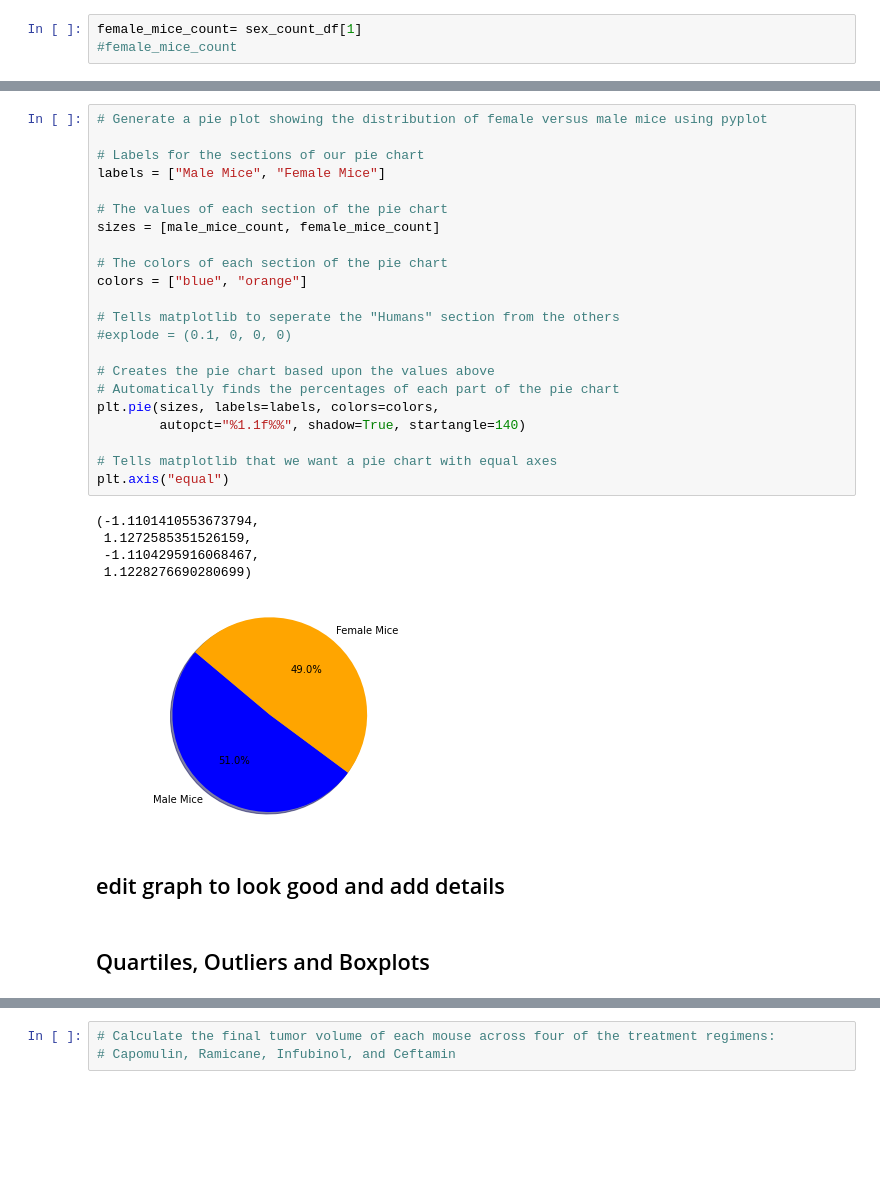
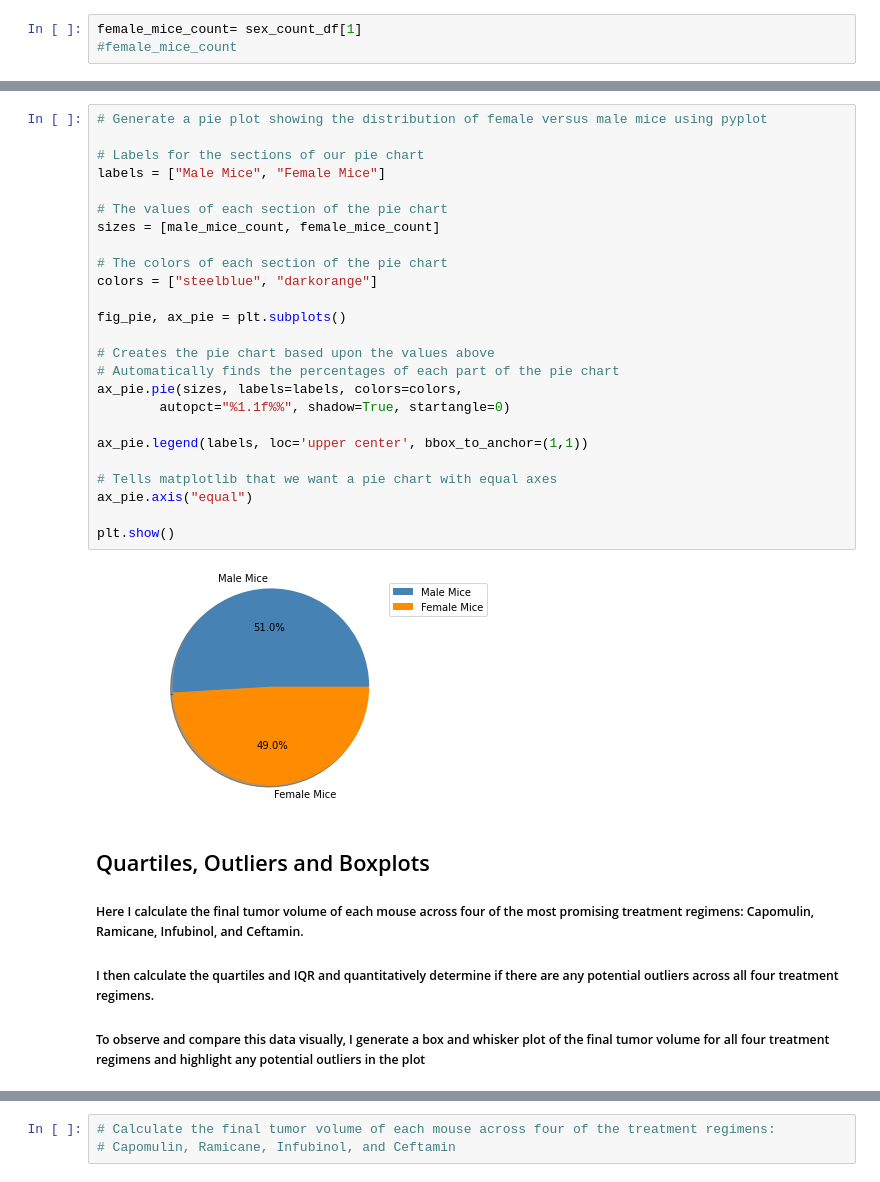
Before and after one commit to 3065923/Pymaceuticals_Burns, a Jupyter notebook: Pymaceuticals/Burns_pymaceuticals.ipynb, the cells around one changed output, grey strips where cells are left out. Drawn from its saved outputs; the diff is of its cells as text; blank space fills up the shorter version.

Commit message:
Final Analysis of Pymaceuticals Data.

```diff
--- a/Pymaceuticals/Burns_pymaceuticals.ipynb
+++ b/Pymaceuticals/Burns_pymaceuticals.ipynb
@@ -364,34 +358,37 @@ pie_plot = pie_df.plot.pie(y='Mice Sex Count', figsize=(7, 7))
 # %%
 # Generate a pie plot showing the distribution of female versus male mice using pyplot
 
 # Labels for the sections of our pie chart
 labels = ["Male Mice", "Female Mice"]
 
 # The values of each section of the pie chart
 sizes = [male_mice_count, female_mice_count]
 
 # The colors of each section of the pie chart
-colors = ["blue", "orange"]
+colors = ["steelblue", "darkorange"]
 
-# Tells matplotlib to seperate the "Humans" section from the others
-#explode = (0.1, 0, 0, 0)
+fig_pie, ax_pie = plt.subplots()
 
 # Creates the pie chart based upon the values above
 # Automatically finds the percentages of each part of the pie chart
-plt.pie(sizes, labels=labels, colors=colors,
-        autopct="%1.1f%%", shadow=True, startangle=140)
+ax_pie.pie(sizes, labels=labels, colors=colors,
+        autopct="%1.1f%%", shadow=True, startangle=0)
+
+ax_pie.legend(labels, loc='upper center', bbox_to_anchor=(1,1))
 
 # Tells matplotlib that we want a pie chart with equal axes
-plt.axis("equal")
+ax_pie.axis("equal")
+
+plt.show()
 # %% [output]
-(-1.1101410553673794,
- 1.1272585351526159,
- -1.1104295916068467,
- 1.1228276690280699)
-[figure, old version]
+[figure, new version]
-# %% [markdown]
-## edit graph to look good and add details
-# %% [markdown]
-## Quartiles, Outliers and Boxplots
+# %% [markdown]
+## Quartiles, Outliers and Boxplots
+
+##### Here I calculate the final tumor volume of each mouse across four of the most promising treatment regimens: Capomulin, Ramicane, Infubinol, and Ceftamin.
+
+##### I then calculate the quartiles and IQR and quantitatively determine if there are any potential outliers across all four treatment regimens.
+
+##### To observe and compare this data visually, I generate a box and whisker plot of the final tumor volume for all four treatment regimens and highlight any potential outliers in the plot
 # %%
 #reference
```
Also changed, not shown: parts of 39 cells of this notebook.
